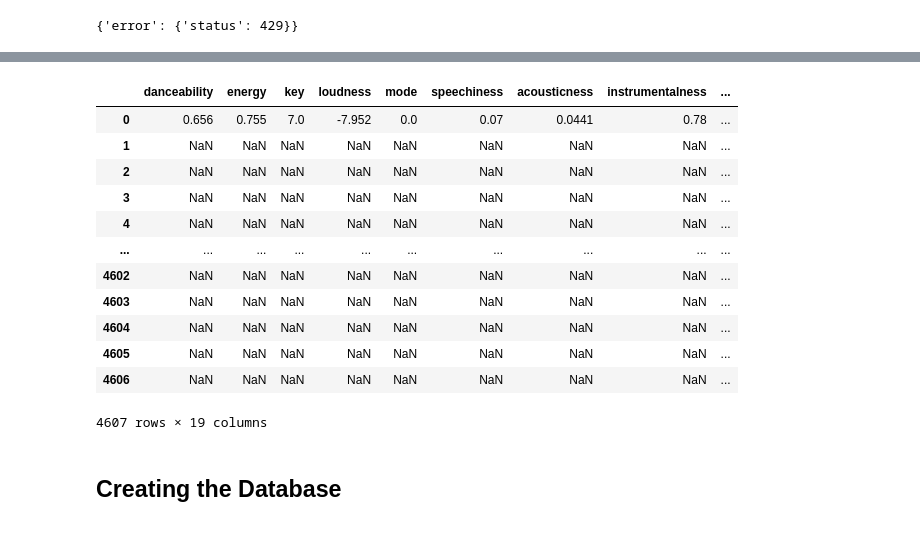
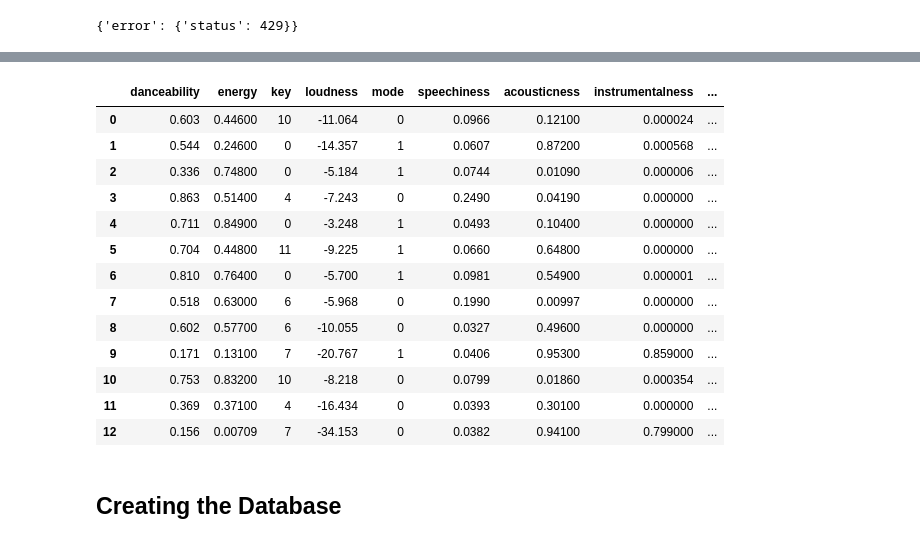
Before and after one commit to zgrayblue/artipy, a Jupyter notebook: spotify_api.ipynb, the cells around one changed output, grey strips where cells are left out. Saved outputs shown, nothing was run; the diff lists cells and outputs as text; code cells hidden in the pictures.

```diff
--- a/spotify_api.ipynb
+++ b/spotify_api.ipynb
@@ -547,22 +683,23 @@ jazz_dict
  {'error': {'status': 429}},
  ...]
 # %%
-jazz_audio_features = pd.DataFrame(jazz_dict)
-jazz_audio_features
+test_audio_features = pd.DataFrame(dict_list)
+test_audio_features
 # %% [output]
 |  | danceability | energy | key | loudness | mode | speechiness | acousticness | instrumentalness | ... |
-| 0 | 0.656 | 0.755 | 7.0 | -7.952 | 0.0 | 0.07 | 0.0441 | 0.78 | ... |
-| 1 | NaN | NaN | NaN | NaN | NaN | NaN | NaN | NaN | ... |
-| 2 | NaN | NaN | NaN | NaN | NaN | NaN | NaN | NaN | ... |
-| 3 | NaN | NaN | NaN | NaN | NaN | NaN | NaN | NaN | ... |
-| 4 | NaN | NaN | NaN | NaN | NaN | NaN | NaN | NaN | ... |
-| ... | ... | ... | ... | ... | ... | ... | ... | ... | ... |
-| 4602 | NaN | NaN | NaN | NaN | NaN | NaN | NaN | NaN | ... |
-| 4603 | NaN | NaN | NaN | NaN | NaN | NaN | NaN | NaN | ... |
-| 4604 | NaN | NaN | NaN | NaN | NaN | NaN | NaN | NaN | ... |
-| 4605 | NaN | NaN | NaN | NaN | NaN | NaN | NaN | NaN | ... |
-| 4606 | NaN | NaN | NaN | NaN | NaN | NaN | NaN | NaN | ... |
+| 0 | 0.603 | 0.44600 | 10 | -11.064 | 0 | 0.0966 | 0.12100 | 0.000024 | ... |
+| 1 | 0.544 | 0.24600 | 0 | -14.357 | 1 | 0.0607 | 0.87200 | 0.000568 | ... |
+| 2 | 0.336 | 0.74800 | 0 | -5.184 | 1 | 0.0744 | 0.01090 | 0.000006 | ... |
+| 3 | 0.863 | 0.51400 | 4 | -7.243 | 0 | 0.2490 | 0.04190 | 0.000000 | ... |
+| 4 | 0.711 | 0.84900 | 0 | -3.248 | 1 | 0.0493 | 0.10400 | 0.000000 | ... |
+| 5 | 0.704 | 0.44800 | 11 | -9.225 | 1 | 0.0660 | 0.64800 | 0.000000 | ... |
+| 6 | 0.810 | 0.76400 | 0 | -5.700 | 1 | 0.0981 | 0.54900 | 0.000001 | ... |
+| 7 | 0.518 | 0.63000 | 6 | -5.968 | 0 | 0.1990 | 0.00997 | 0.000000 | ... |
+| 8 | 0.602 | 0.57700 | 6 | -10.055 | 0 | 0.0327 | 0.49600 | 0.000000 | ... |
+| 9 | 0.171 | 0.13100 | 7 | -20.767 | 1 | 0.0406 | 0.95300 | 0.859000 | ... |
+| 10 | 0.753 | 0.83200 | 10 | -8.218 | 0 | 0.0799 | 0.01860 | 0.000354 | ... |
+| 11 | 0.369 | 0.37100 | 4 | -16.434 | 0 | 0.0393 | 0.30100 | 0.000000 | ... |
+| 12 | 0.156 | 0.00709 | 7 | -34.153 | 0 | 0.0382 | 0.94100 | 0.799000 | ... |
-4607 rows × 19 columns
 # %% [markdown]
 ## Creating the Database
 # %%
```
Also changed, not shown: parts of 34 cells of this notebook, 4 other files.
